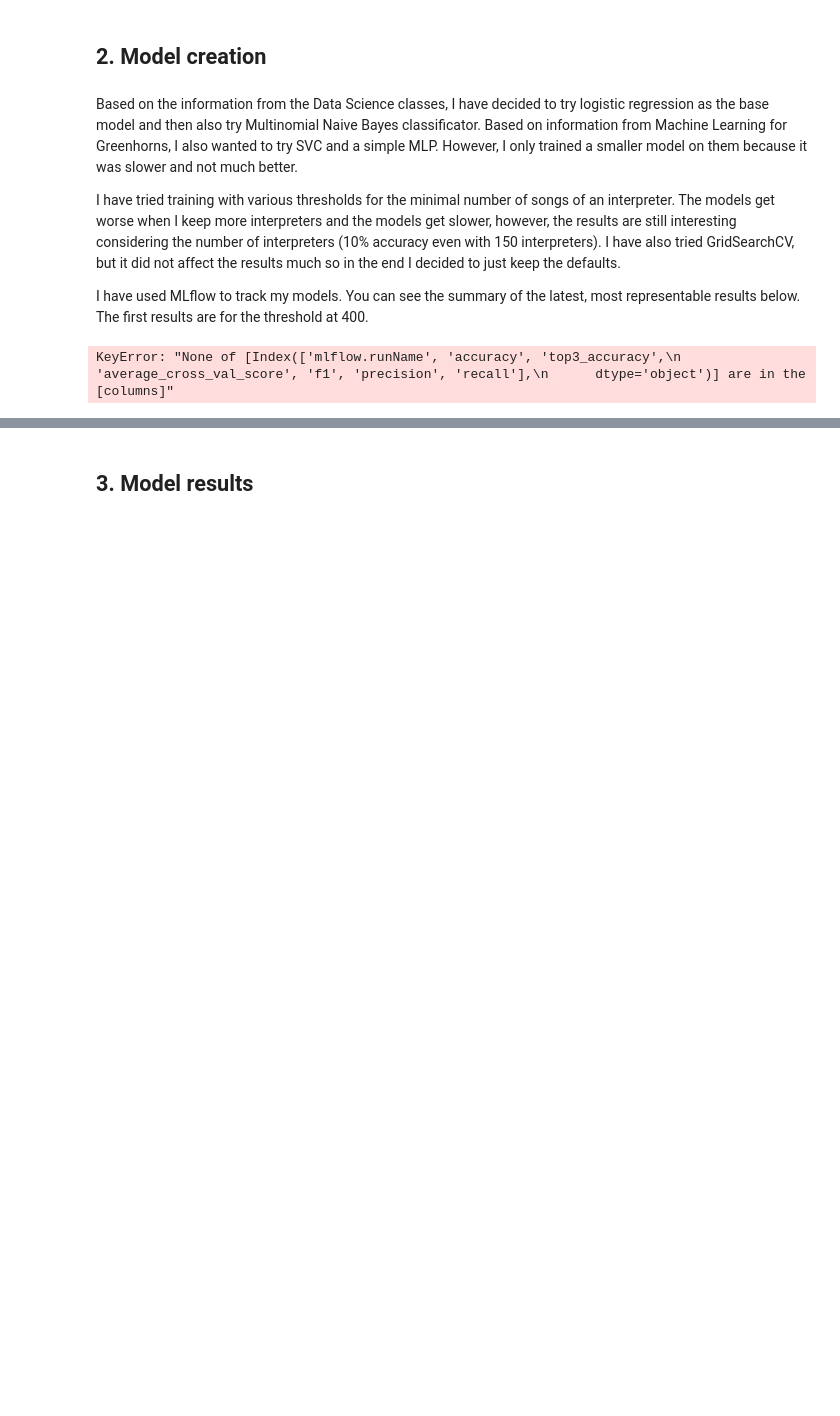
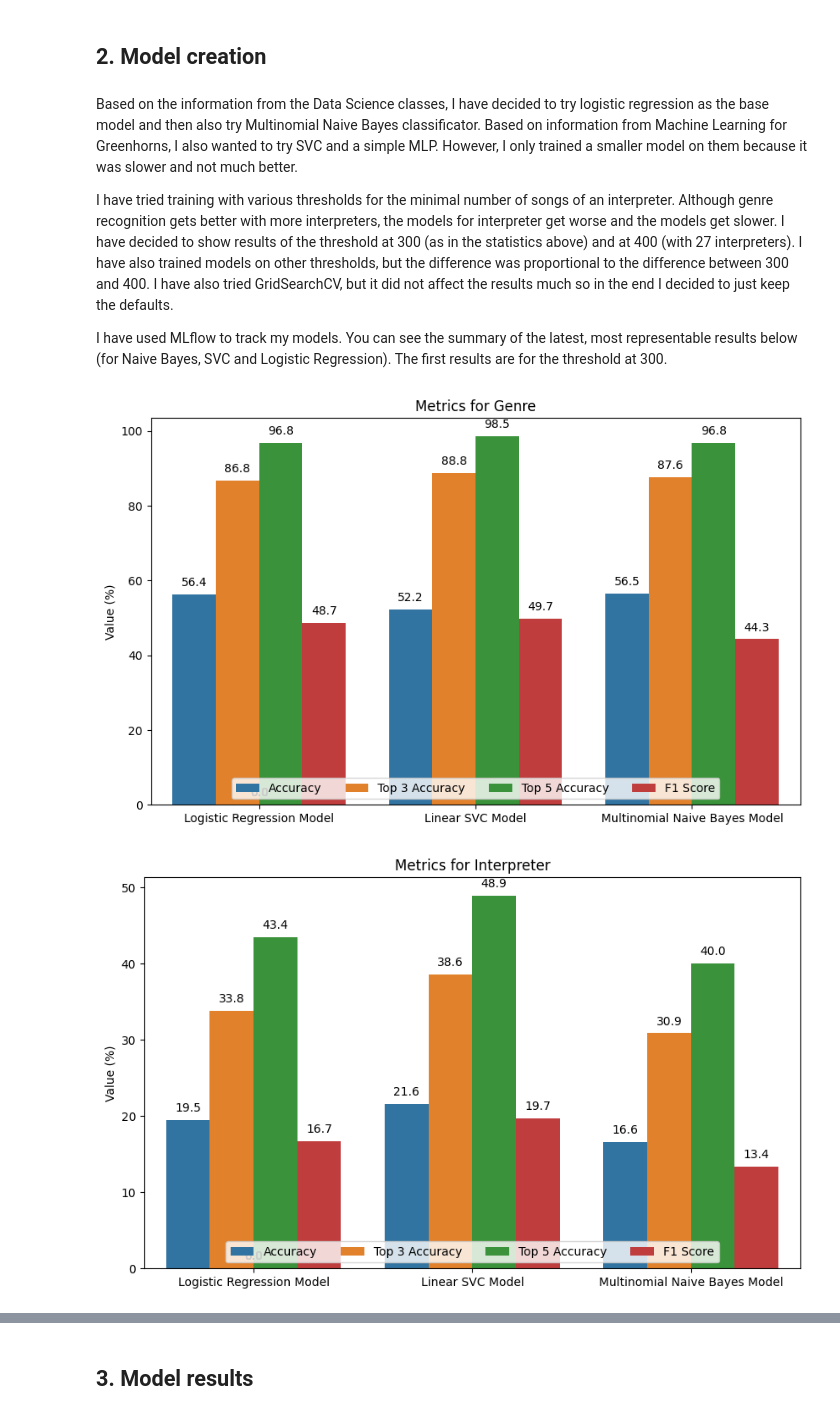
Before and after one commit to eliska-povolna/NDBI048, a Jupyter notebook: report2/report2.ipynb, the cells around one changed output, grey strips where cells are left out. Cells and saved outputs as stored; diff of their text form; code cells hidden in the pictures; blank space fills up the shorter version.

```diff
--- a/report2/report2.ipynb
+++ b/report2/report2.ipynb
@@ -107,23 +89,59 @@ plt.show()
 # %% [markdown]
 Based on the information from the Data Science classes, I have decided to try logistic regression as the base model and then also try Multinomial Naive Bayes classificator. Based on information from Machine Learning for Greenhorns, I also wanted to try SVC and a simple MLP. However, I only trained a smaller model on them because it was slower and not much better.
 
-I have tried training with various thresholds for the minimal number of songs of an interpreter. The models get worse when I keep more interpreters and the models get slower, however, the results are still interesting considering the number of interpreters (10% accuracy even with 150 interpreters). I have also tried GridSearchCV, but it did not affect the results much so in the end I decided to just keep the defaults.
+I have tried training with various thresholds for the minimal number of songs of an interpreter. Although genre recognition gets better with more interpreters, the models for interpreter get worse and the models get slower. I have decided to show results of the threshold at 300 (as in the statistics above) and at 400 (with 27 interpreters). I have also trained models on other thresholds, but the difference was proportional to the difference between 300 and 400. I have also tried GridSearchCV, but it did not affect the results much so in the end I decided to just keep the defaults.
 
-I have used MLflow to track my models. You can see the summary of the latest, most representable results below. The first results are for the threshold at 400.
+I have used MLflow to track my models. You can see the summary of the latest, most representable results below (for Naive Bayes, SVC and Logistic Regression). The first results are for the threshold at 300.
-# %%
-
-client = MlflowClient()
-mlflow.set_tracking_uri('http://localhost:5000/')
-runs = client.search_runs(experiment_ids="0")
-data = []
-for run in runs:
-    metrics = run.data.metrics
-    params = run.data.params
-    tags = run.data.tags
-    data.append({**metrics, **params, **tags})
-
-df = pd.DataFrame(data)
-
-df[['mlflow.runName', 'accuracy', 'top3_accuracy', 'average_cross_val_score', 'f1', 'precision', 'recall']][:5]
-# %% [output]
-KeyError: "None of [Index(['mlflow.runName', 'accuracy', 'top3_accuracy',\n       'average_cross_val_score', 'f1', 'precision', 'recall'],\n      dtype='object')] are in the [columns]"
+# %%
+client = MlflowClient()
+mlflow.set_tracking_uri('http://localhost:5000/')
+runs = client.search_runs(experiment_ids="0")
+data = []
+for run in runs:
+    metrics = run.data.metrics
+    params = run.data.params
+    tags = run.data.tags
+    data.append({**metrics, **params, **tags})
+
+df = pd.DataFrame(data)
+
+df['accuracy'] = df['accuracy'] * 100
+df['top3_accuracy'] = df['top3_accuracy'] * 100
+df['top5_accuracy'] = df['top5_accuracy'] * 100
+df['f1'] = df['f1'] * 100
+
+df_mlflow = df.rename(columns={
+    'mlflow.runName': 'Run Name',
+    'accuracy': 'Accuracy',
+    'top3_accuracy': 'Top 3 Accuracy',
+    'top5_accuracy': 'Top 5 Accuracy',
+    'f1': 'F1 Score'
+})
+
+df = df_mlflow[['Run Name', 'Accuracy', 'Top 3 Accuracy', 'Top 5 Accuracy', 'F1 Score', 'target']][:6]
+
+df_genre = df[df['target'] == 'genre'].drop(['target'], axis=1)
+df_interpreter = df[df['target'] == 'interpreter'].drop(['target'], axis=1)
+
+for i, (df_pred, target) in enumerate(zip([df_genre, df_interpreter], ['Genre', 'Interpreter'])):
+    df_melt = df_pred.melt(id_vars='Run Name', var_name='Metric', value_name='Value')
+
+    plt.figure(figsize=(10, 6))
+    barplot = sns.barplot(x='Run Name', y='Value', hue='Metric', data=df_melt)
+    plt.title(f'Metrics for {target}')
+    plt.ylabel('Value (%)')
+    labels = [label.replace(f'{target} ', '') for label in df_melt['Run Name'].unique()]
+    plt.xticks(range(len(labels)), labels, rotation=0)
+    plt.xlabel('')
+
+    for p in barplot.patches:
+        barplot.annotate(format(p.get_height(), '.1f'),
+                   (p.get_x() + p.get_width() / 2., p.get_height()),
+                   ha = 'center', va = 'center',
+                   xytext = (0, 10),
+                   textcoords = 'offset points')
+
+    plt.legend(loc='lower center', bbox_to_anchor=(0.5, -0.0), ncol=4)
+# %% [output]
+[figure, added]
+[figure, added]
```
Also changed, not shown: parts of 18 cells of this notebook, 1 other file.
